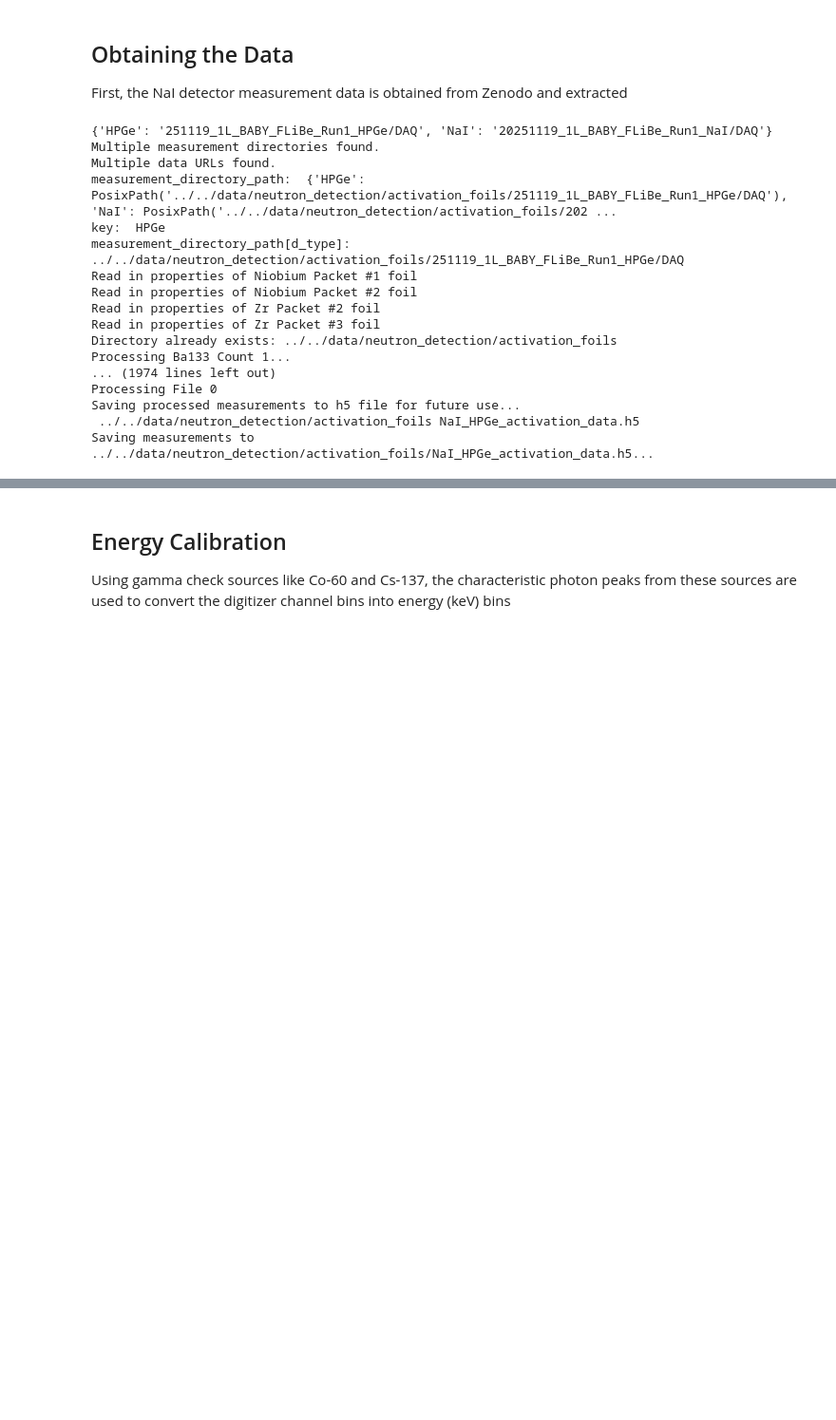
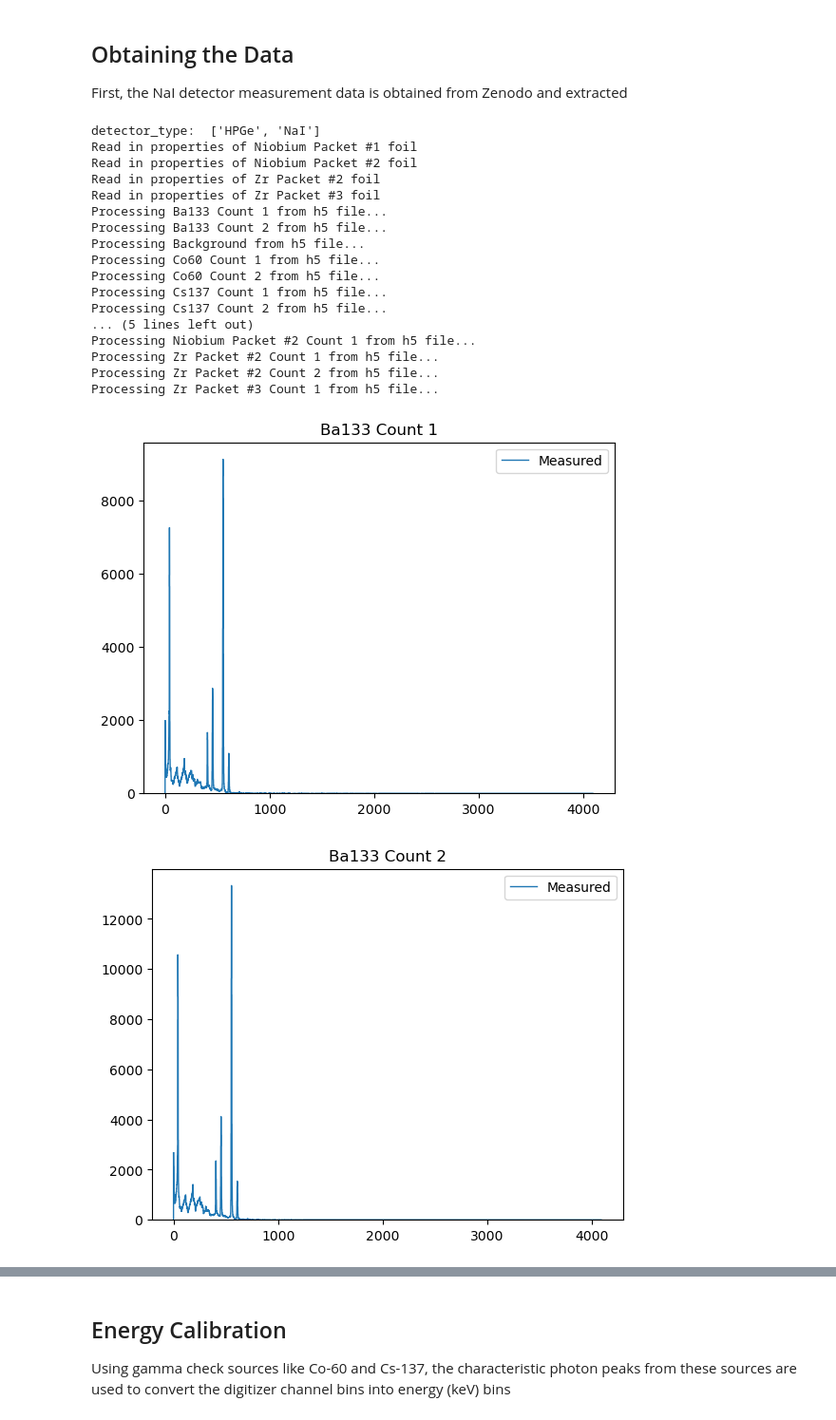
Before and after one commit to LIBRA-project/FLiBe-1L-run-1, a Jupyter notebook: analysis/neutron/foil_analysis_HPGe.ipynb, the cells around one changed output, grey strips where cells are left out. Shown at 95% size. Saved outputs shown, nothing was run; the diff lists cells and outputs as text; code cells hidden in the pictures; blank space fills up the shorter version.

```diff
--- a/analysis/neutron/foil_analysis_HPGe.ipynb
+++ b/analysis/neutron/foil_analysis_HPGe.ipynb
@@ -10,7 +10,7 @@ First, the NaI detector measurement data is obtained from Zenodo and extracted
 
 ## keep this if statement for ci and process workflows
 if 'download_from_raw' not in globals() and 'download_from_raw' not in locals():
-    download_from_raw = True
+    download_from_raw = False
 # %%
 import numpy as np
 from datetime import datetime
@@ -18,22 +20,36 @@ import json
 # %%
 from process_foil_data import get_data
+
+detector_type = "HPGe"
 check_source_measurements, background_meas, foil_measurements = get_data(download_from_raw=download_from_raw,
-                                                                         h5_filename="activation_data.h5")
+                                                                         h5_filename="activation_data.h5",
+                                                                         detector_type=detector_type)
 # %% [output]
-{'HPGe': '251119_1L_BABY_FLiBe_Run1_HPGe/DAQ', 'NaI': '20251119_1L_BABY_FLiBe_Run1_NaI/DAQ'}
-Multiple measurement directories found.
-Multiple data URLs found.
-measurement_directory_path:  {'HPGe': PosixPath('../../data/neutron_detection/activation_foils/251119_1L_BABY_FLiBe_Run1_HPGe/DAQ'), 'NaI': PosixPath('../../data/neutron_detection/activation_foils/202 ...
-key:  HPGe
-measurement_directory_path[d_type]:  ../../data/neutron_detection/activation_foils/251119_1L_BABY_FLiBe_Run1_HPGe/DAQ
+detector_type:  ['HPGe', 'NaI']
 Read in properties of Niobium Packet #1 foil
 Read in properties of Niobium Packet #2 foil
 Read in properties of Zr Packet #2 foil
 Read in properties of Zr Packet #3 foil
-Directory already exists: ../../data/neutron_detection/activation_foils
-Processing Ba133 Count 1...
-... (1974 lines left out)
-Processing File 0
-Saving processed measurements to h5 file for future use...
- ../../data/neutron_detection/activation_foils NaI_HPGe_activation_data.h5
-Saving measurements to ../../data/neutron_detection/activation_foils/NaI_HPGe_activation_data.h5...
+Processing Ba133 Count 1 from h5 file...
+Processing Ba133 Count 2 from h5 file...
+Processing Background from h5 file...
+Processing Co60 Count 1 from h5 file...
+Processing Co60 Count 2 from h5 file...
+Processing Cs137 Count 1 from h5 file...
+Processing Cs137 Count 2 from h5 file...
+... (5 lines left out)
+Processing Niobium Packet #2 Count 1 from h5 file...
+Processing Zr Packet #2 Count 1 from h5 file...
+Processing Zr Packet #2 Count 2 from h5 file...
+Processing Zr Packet #3 Count 1 from h5 file...
+# %%
+for name, measurement in check_source_measurements.items():
+    fig, ax = plt.subplots()
+    det = measurement.get_detector(0)
+    hist, xvals = det.get_energy_hist()
+    ax.stairs(hist, xvals, label=f'Measured')
+    ax.legend()
+    ax.set_title(name)
+# %% [output]
+[figure, added]
+[figure, added]
```
Also changed, not shown: parts of 15 cells of this notebook, 5 other files.
